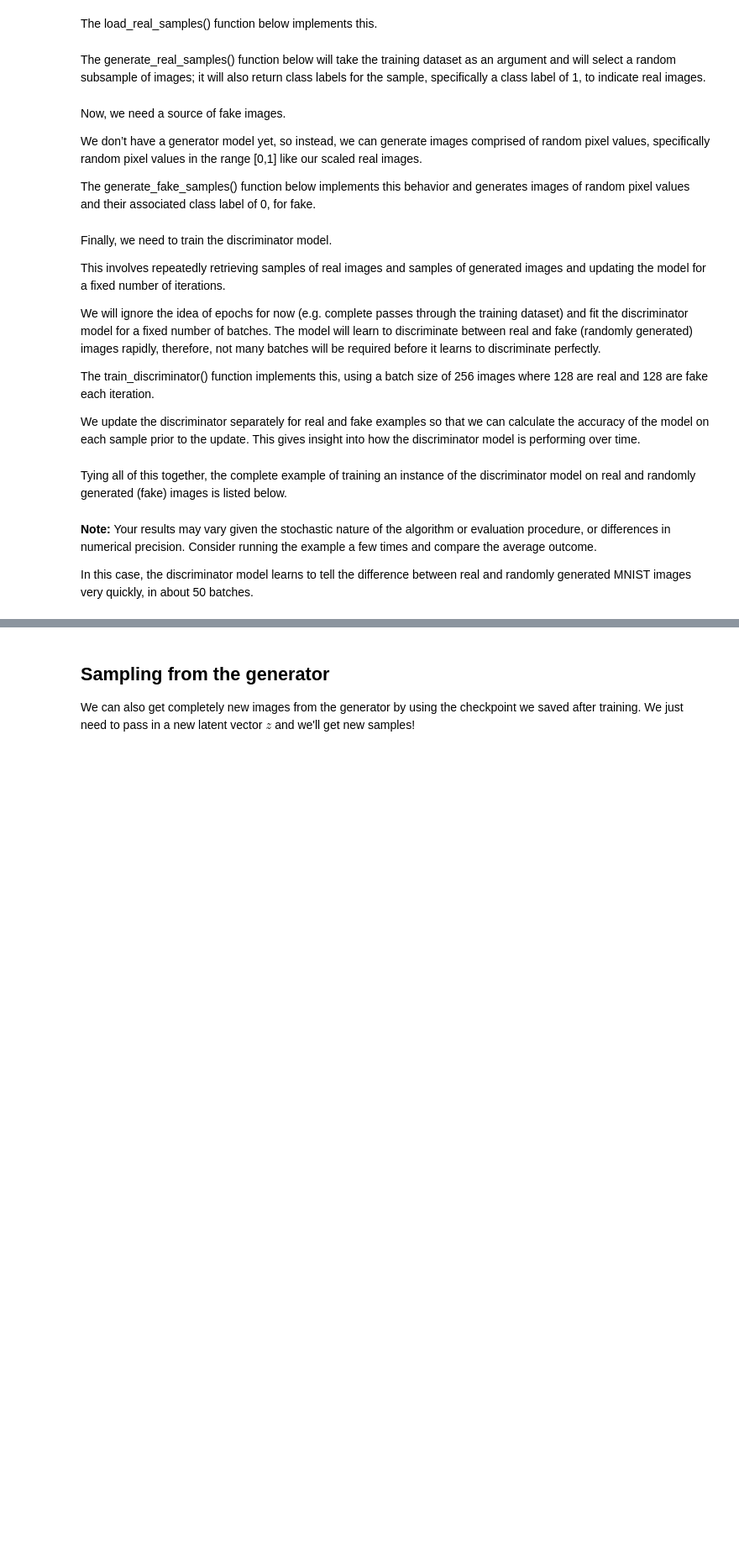
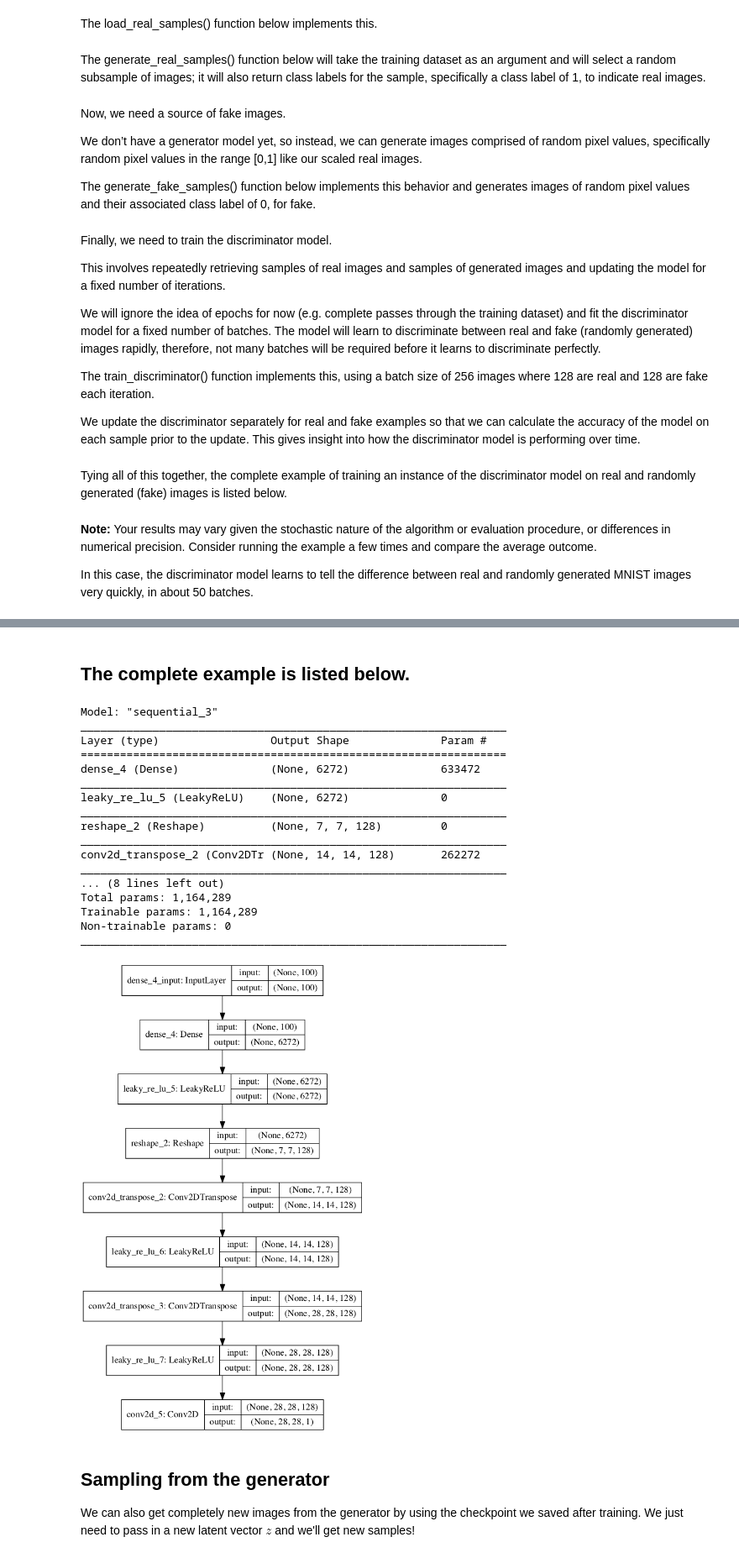
Before and after one commit to mzhoolideh/Deep_Learning_Master, a Jupyter notebook: gan_mnist/Intro_to_GANs_Keras.ipynb, the cells around one changed output, grey strips where cells are left out. Shown: that part at 84% size. Saved outputs shown, nothing was run; the diff lists cells and outputs as text; code cells hidden in the pictures; blank space fills up the shorter version.

Commit message:
standalone generator model built

```diff
--- a/gan_mnist/Intro_to_GANs_Keras.ipynb
+++ b/gan_mnist/Intro_to_GANs_Keras.ipynb
@@ -355,0 +359,3 @@ It starts out as all noise. Then it learns to make only the center white and the
+# %%
+# upsample to 14x14
+model.add(Conv2DTranspose(128, (4,4), strides=(2,2), padding='same'))
@@ -356,3 +372,76 @@ It starts out as all noise. Then it learns to make only the center white and the
+# %%
+# define the standalone generator model
+def define_generator(latent_dim):
+    model = Sequential()
+    # foundation for 7x7 image
+    n_nodes = 128 * 7 * 7
+    model.add(Dense(n_nodes, input_dim=latent_dim))
+    model.add(LeakyReLU(alpha=0.2))
+    model.add(Reshape((7,7,128)))
+    # upsample to 14x14
+    model.add(Conv2DTranspose(128, (4,4), strides=(2,2), padding='same'))
+    model.add(LeakyReLU(alpha=0.2))
+    # upsample to 28x28
+    model.add(Conv2DTranspose(128, (4,4), strides=(2,2), padding='same'))
+    model.add(LeakyReLU(alpha=0.2))
+    model.add(Conv2D(1, (7,7), activation='sigmoid', padding='same'))
+    return model
+# %% [markdown]
+## The complete example is listed below.
+# %%
+# example of defining the generator model
+from keras.models import Sequential
+from keras.layers import Dense
+from keras.layers import Reshape
+from keras.layers import Conv2D
+from keras.layers import Conv2DTranspose
+from keras.layers import LeakyReLU
+from keras.utils.vis_utils import plot_model
+
+# define the standalone generator model
+def define_generator(latent_dim):
+    model = Sequential()
+    # foundation for 7x7 image
+    n_nodes = 128 * 7 * 7
+    model.add(Dense(n_nodes, input_dim=latent_dim))
+    model.add(LeakyReLU(alpha=0.2))
+    model.add(Reshape((7, 7, 128)))
+    # upsample to 14x14
+    model.add(Conv2DTranspose(128, (4,4), strides=(2,2), padding='same'))
+    model.add(LeakyReLU(alpha=0.2))
+    # upsample to 28x28
+    model.add(Conv2DTranspose(128, (4,4), strides=(2,2), padding='same'))
+    model.add(LeakyReLU(alpha=0.2))
+    model.add(Conv2D(1, (7,7), activation='sigmoid', padding='same'))
+    return model
+
+# define the size of the latent space
+latent_dim = 100
+# define the generator model
+model = define_generator(latent_dim)
+# summarize the model
+model.summary()
+# plot the model
+plot_model(model, to_file='generator_plot.png', show_shapes=True, show_layer_names=True)
+# %% [output]
+Model: "sequential_3"
+_________________________________________________________________
+Layer (type)                 Output Shape              Param #
+=================================================================
+dense_4 (Dense)              (None, 6272)              633472
+_________________________________________________________________
+leaky_re_lu_5 (LeakyReLU)    (None, 6272)              0
+_________________________________________________________________
+reshape_2 (Reshape)          (None, 7, 7, 128)         0
+_________________________________________________________________
+conv2d_transpose_2 (Conv2DTr (None, 14, 14, 128)       262272
+_________________________________________________________________
+... (8 lines left out)
+Total params: 1,164,289
+Trainable params: 1,164,289
+Non-trainable params: 0
+_________________________________________________________________
+[figure, added]
 # %% [markdown]
 ## Sampling from the generator
 
```
Also changed, not shown: parts of 16 cells of this notebook.
